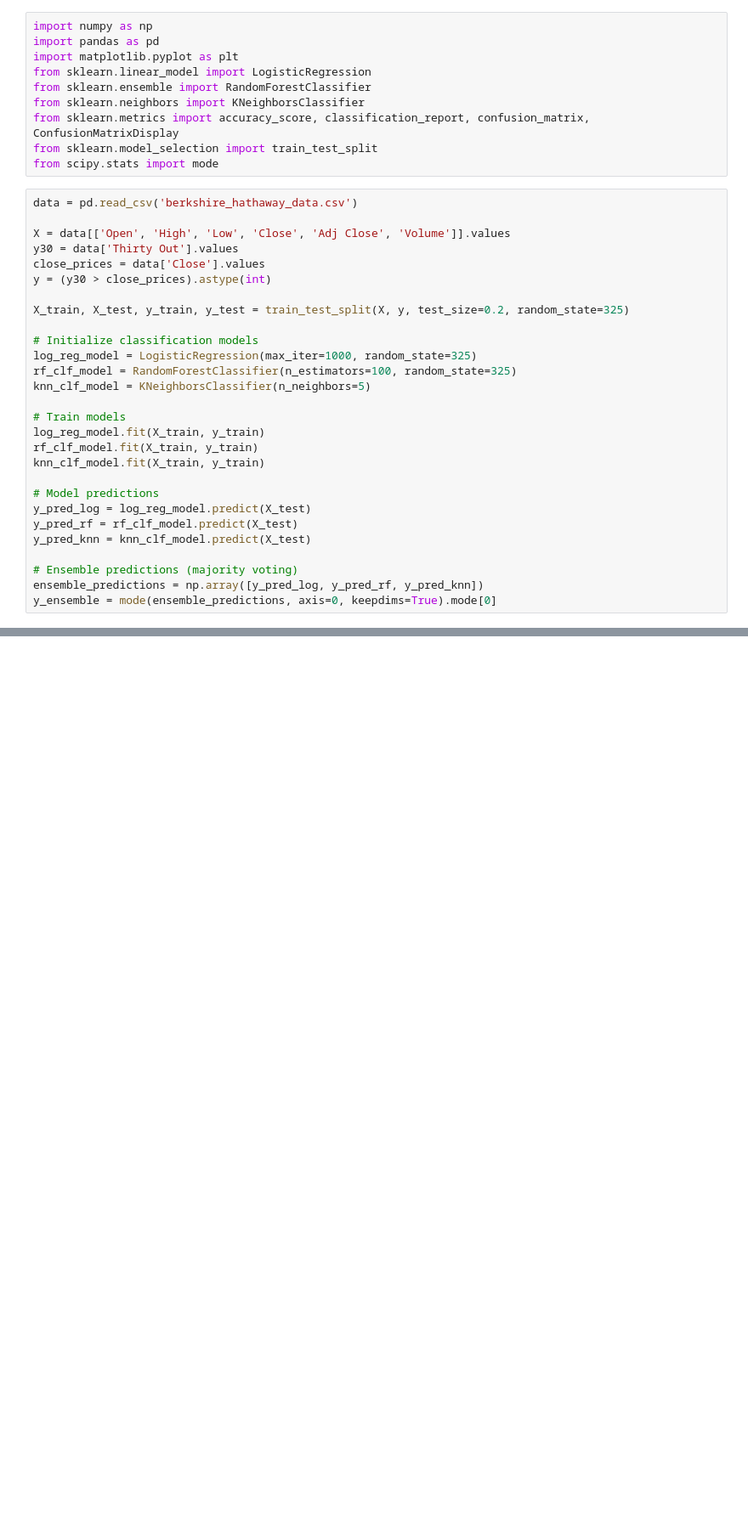
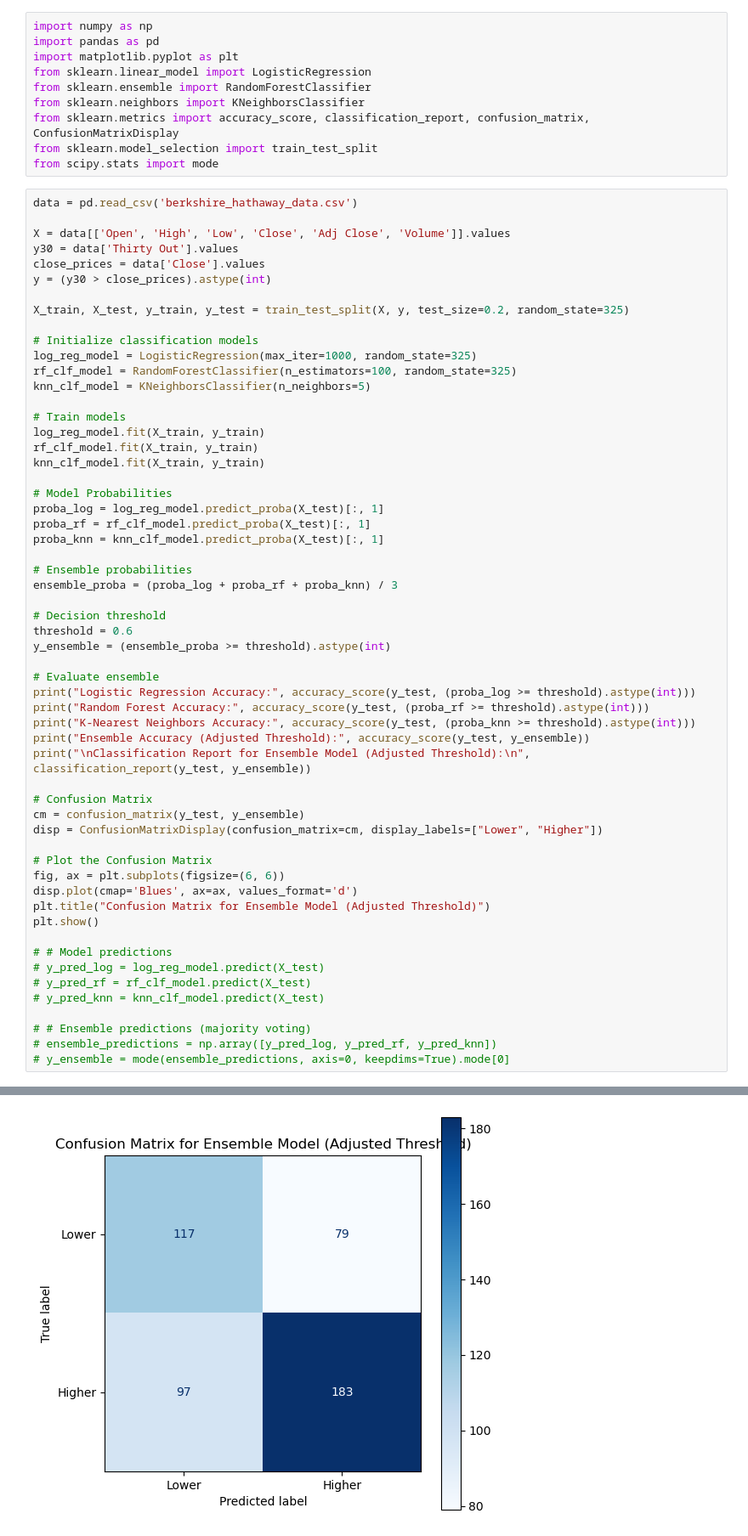
Before and after one commit to Strategy-Gamer/cs325-stonks-skool, a Jupyter notebook: ensemble.ipynb, the cells around one changed output, grey strips where cells are left out. Shown at 85% size. Cells and saved outputs as stored; diff of their text form; blank space fills up the shorter version.

```diff
--- a/ensemble.ipynb
+++ b/ensemble.ipynb
@@ -28,11 +28,41 @@ log_reg_model.fit(X_train, y_train)
 rf_clf_model.fit(X_train, y_train)
 knn_clf_model.fit(X_train, y_train)
 
-# Model predictions
-y_pred_log = log_reg_model.predict(X_test)
-y_pred_rf = rf_clf_model.predict(X_test)
-y_pred_knn = knn_clf_model.predict(X_test)
+# Model Probabilities
+proba_log = log_reg_model.predict_proba(X_test)[:, 1]
+proba_rf = rf_clf_model.predict_proba(X_test)[:, 1]
+proba_knn = knn_clf_model.predict_proba(X_test)[:, 1]
 
-# Ensemble predictions (majority voting)
-ensemble_predictions = np.array([y_pred_log, y_pred_rf, y_pred_knn])
-y_ensemble = mode(ensemble_predictions, axis=0, keepdims=True).mode[0]
+# Ensemble probabilities
+ensemble_proba = (proba_log + proba_rf + proba_knn) / 3
+
+# Decision threshold
+threshold = 0.6
+y_ensemble = (ensemble_proba >= threshold).astype(int)
+
+# Evaluate ensemble
+print("Logistic Regression Accuracy:", accuracy_score(y_test, (proba_log >= threshold).astype(int)))
+print("Random Forest Accuracy:", accuracy_score(y_test, (proba_rf >= threshold).astype(int)))
+print("K-Nearest Neighbors Accuracy:", accuracy_score(y_test, (proba_knn >= threshold).astype(int)))
+print("Ensemble Accuracy (Adjusted Threshold):", accuracy_score(y_test, y_ensemble))
+print("\nClassification Report for Ensemble Model (Adjusted Threshold):\n", classification_report(y_test, y_ensemble))
+
+# Confusion Matrix
+cm = confusion_matrix(y_test, y_ensemble)
+disp = ConfusionMatrixDisplay(confusion_matrix=cm, display_labels=["Lower", "Higher"])
+
+# Plot the Confusion Matrix
+fig, ax = plt.subplots(figsize=(6, 6))
+disp.plot(cmap='Blues', ax=ax, values_format='d')
+plt.title("Confusion Matrix for Ensemble Model (Adjusted Threshold)")
+plt.show()
+
+# # Model predictions
+# y_pred_log = log_reg_model.predict(X_test)
+# y_pred_rf = rf_clf_model.predict(X_test)
+# y_pred_knn = knn_clf_model.predict(X_test)
+
+# # Ensemble predictions (majority voting)
+# ensemble_predictions = np.array([y_pred_log, y_pred_rf, y_pred_knn])
+# y_ensemble = mode(ensemble_predictions, axis=0, keepdims=True).mode[0]
+# %% [output]
@@ -38,0 +83 @@ y_ensemble = mode(ensemble_predictions, axis=0, keepdims=True).mode[0]
+[figure, added]
```
Also changed, not shown: parts of 3 cells of this notebook.
